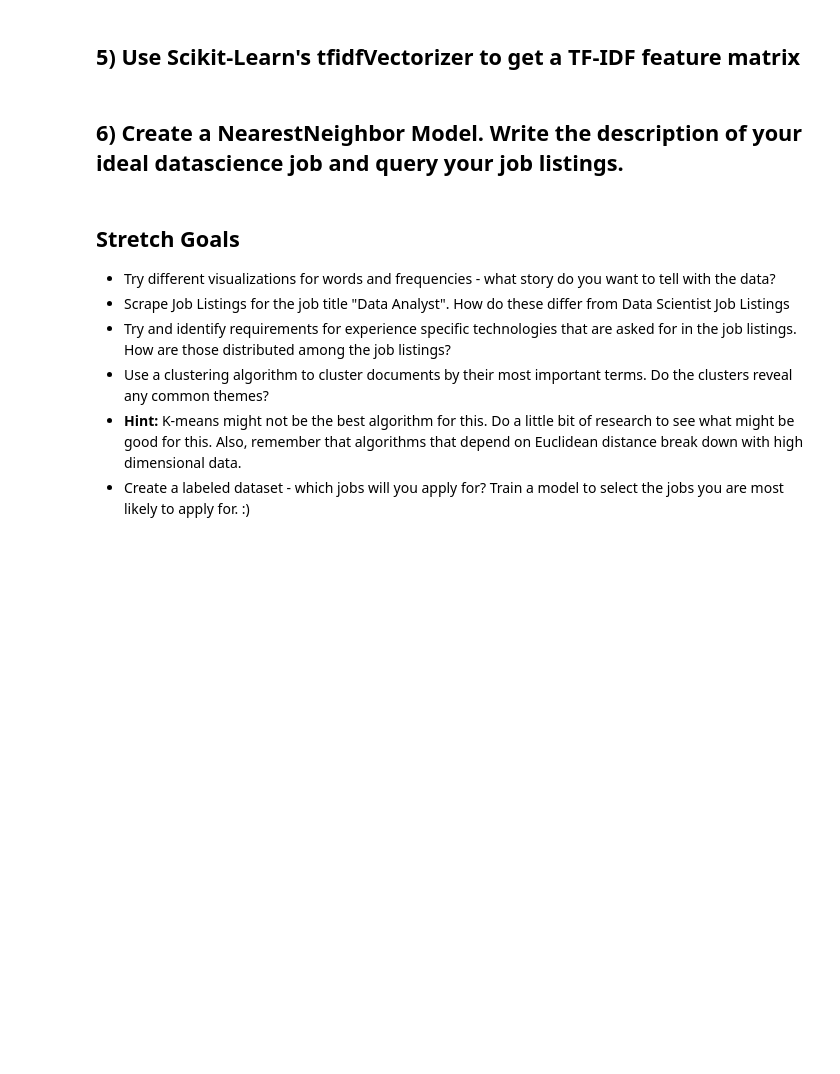
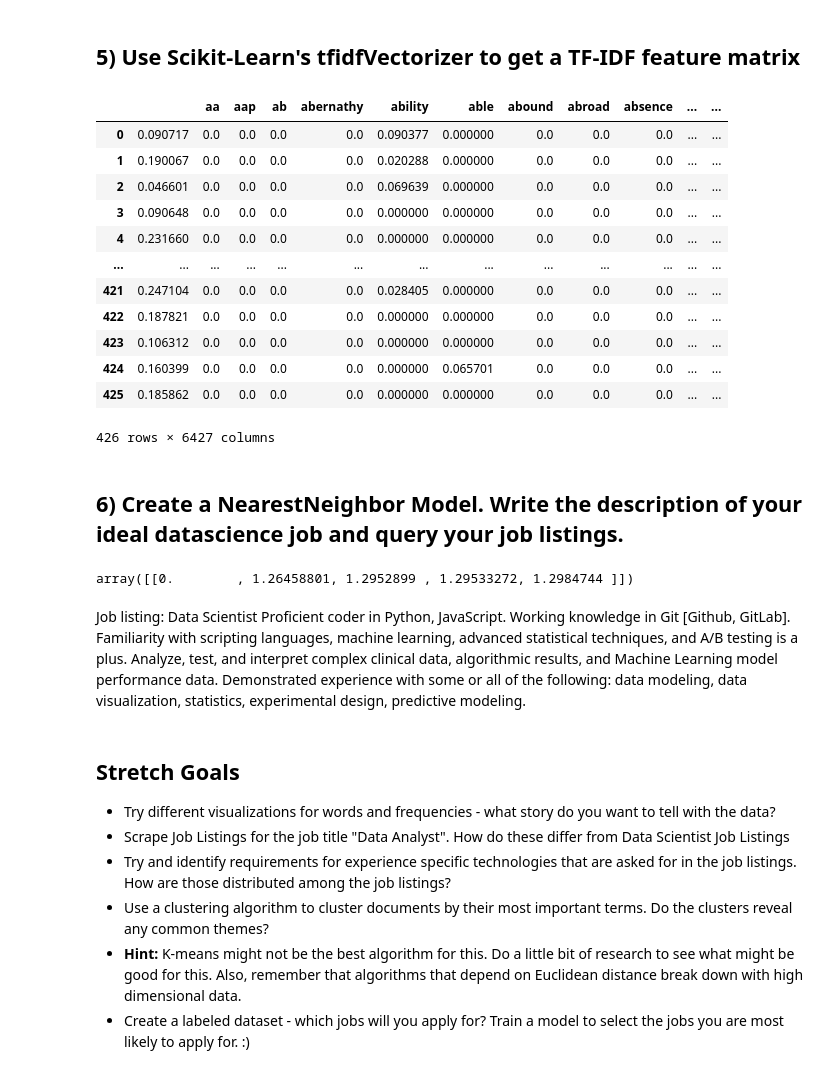
Before and after one commit to minh14496/DS-Unit-4-Sprint-1-NLP, a Jupyter notebook: module2-vector-representations/LS_DS_412_Vector_Representations_Assignment.ipynb, the cells around one changed output. Saved outputs shown, nothing was run; the diff lists cells and outputs as text; code cells hidden in the pictures; blank space fills up the shorter version.

```diff
--- a/module2-vector-representations/LS_DS_412_Vector_Representations_Assignment.ipynb
+++ b/module2-vector-representations/LS_DS_412_Vector_Representations_Assignment.ipynb
@@ -64,2 +58,0 @@ nlp = spacy.load('en_core_web_sm')
-# %%
-doc = nlp(mod_string)
@@ -90,2 +209,38 @@ raise Exception("\nThis task is not complete. \nReplace this line with your code
+# %%
+def tokenize(document):
+    """
+    Takes a doc and returns a list of tokens in the form of lemmas.
+    Stop words and punctuation are filtered out.
+    """
+
+    doc = nlp(document)
+
+    return [token.lemma_.strip() for token in doc if (token.is_stop != True) and (token.is_punct != True)]
+# %%
+##### Your Code Here #####
+# Instantiate vectorizer object
+tfidf_vect = TfidfVectorizer(stop_words="english", tokenizer=tokenize)
+
+# Create a vocabulary and get word counts per document
+# Similiar to fit_predict
+dtm = tfidf_vect.fit_transform(df['clean_text'])
+
+# View Feature Matrix as DataFrame
+dtm = pd.DataFrame(data=dtm.toarray(), columns=tfidf_vect.get_feature_names())
+dtm
+# %% [output]
+|  |  | aa | aap | ab | abernathy | ability | able | abound | abroad | absence | ... | ... |
+| 0 | 0.090717 | 0.0 | 0.0 | 0.0 | 0.0 | 0.090377 | 0.000000 | 0.0 | 0.0 | 0.0 | ... | ... |
+| 1 | 0.190067 | 0.0 | 0.0 | 0.0 | 0.0 | 0.020288 | 0.000000 | 0.0 | 0.0 | 0.0 | ... | ... |
+| 2 | 0.046601 | 0.0 | 0.0 | 0.0 | 0.0 | 0.069639 | 0.000000 | 0.0 | 0.0 | 0.0 | ... | ... |
+| 3 | 0.090648 | 0.0 | 0.0 | 0.0 | 0.0 | 0.000000 | 0.000000 | 0.0 | 0.0 | 0.0 | ... | ... |
+| 4 | 0.231660 | 0.0 | 0.0 | 0.0 | 0.0 | 0.000000 | 0.000000 | 0.0 | 0.0 | 0.0 | ... | ... |
+| ... | ... | ... | ... | ... | ... | ... | ... | ... | ... | ... | ... | ... |
+| 421 | 0.247104 | 0.0 | 0.0 | 0.0 | 0.0 | 0.028405 | 0.000000 | 0.0 | 0.0 | 0.0 | ... | ... |
+| 422 | 0.187821 | 0.0 | 0.0 | 0.0 | 0.0 | 0.000000 | 0.000000 | 0.0 | 0.0 | 0.0 | ... | ... |
+| 423 | 0.106312 | 0.0 | 0.0 | 0.0 | 0.0 | 0.000000 | 0.000000 | 0.0 | 0.0 | 0.0 | ... | ... |
+| 424 | 0.160399 | 0.0 | 0.0 | 0.0 | 0.0 | 0.000000 | 0.065701 | 0.0 | 0.0 | 0.0 | ... | ... |
+| 425 | 0.185862 | 0.0 | 0.0 | 0.0 | 0.0 | 0.000000 | 0.000000 | 0.0 | 0.0 | 0.0 | ... | ... |
+426 rows × 6427 columns
 # %% [markdown]
 ## 6) Create a NearestNeighbor Model. Write the description of your ideal datascience job and query your job listings.
@@ -95,3 +259,9 @@ raise Exception("\nThis task is not complete. \nReplace this line with your code
+# %%
+neigh_dist
+# %% [output]
+array([[0.        , 1.26458801, 1.2952899 , 1.29533272, 1.2984744 ]])
+# %% [markdown]
+Job listing: Data Scientist  Proficient coder in Python, JavaScript. Working knowledge in Git [Github, GitLab]. Familiarity with scripting languages, machine learning, advanced statistical techniques, and A/B testing is a plus. Analyze, test, and interpret complex clinical data, algorithmic results, and Machine Learning model performance data. Demonstrated experience with some or all of the following: data modeling, data visualization, statistics, experimental design, predictive modeling.
 # %% [markdown]
 ## Stretch Goals
 
```
Also changed, not shown: parts of 23 cells of this notebook.
